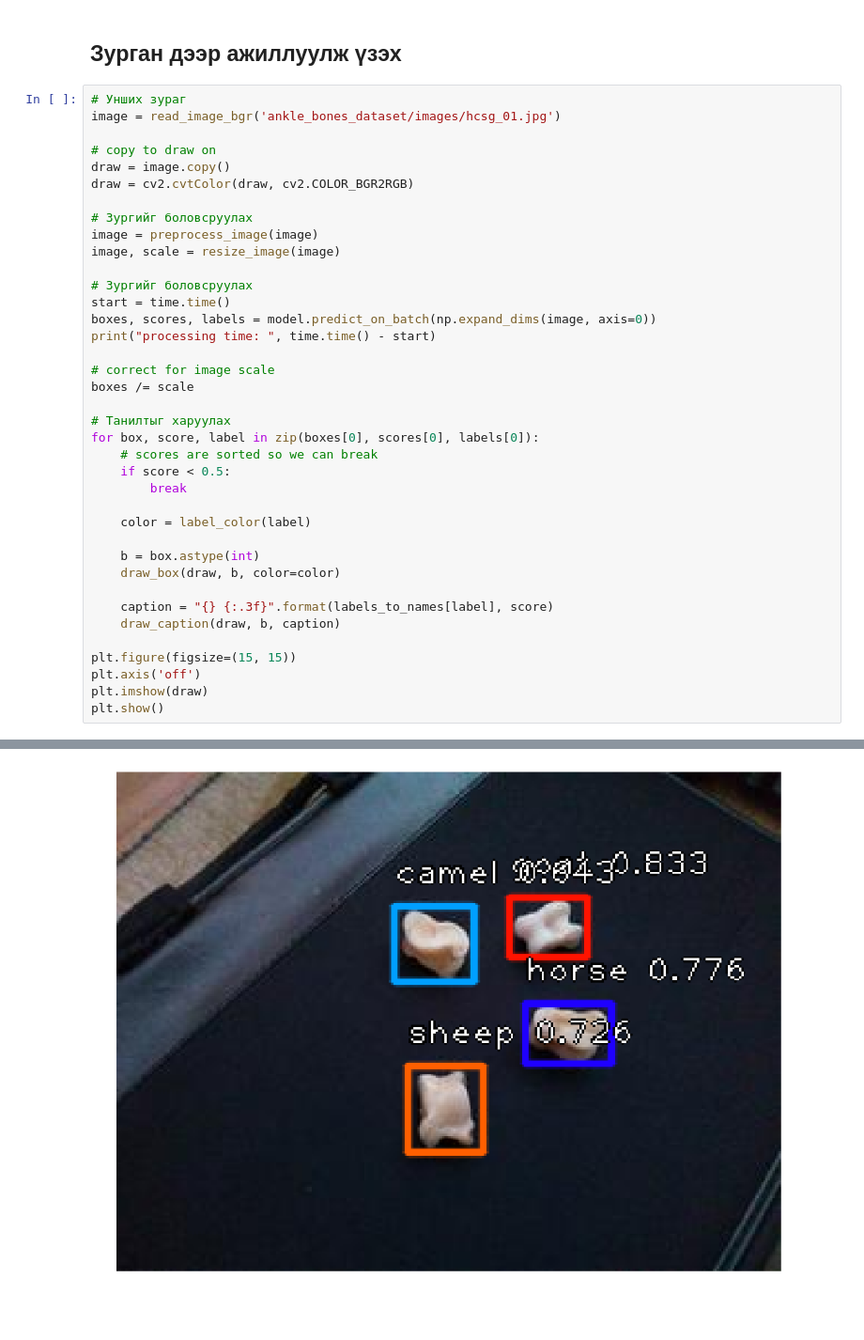
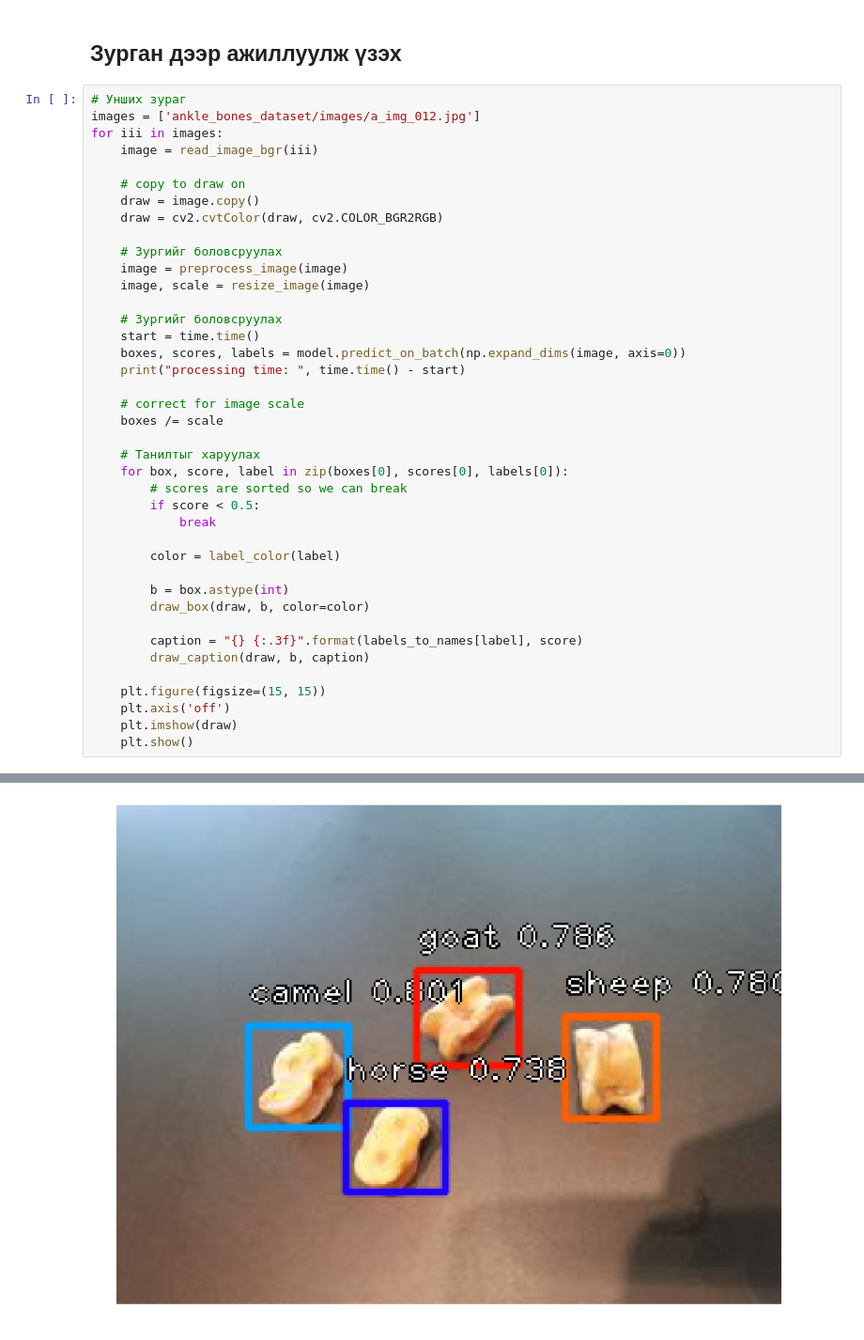
Before and after one commit to bilguun0203/ankle-bone-recognition, a Jupyter notebook: abr_test.ipynb, the cells around one changed output, grey strips where cells are left out. Shown at 94% size. Drawn from its saved outputs; the diff is of its cells as text.

```diff
--- a/abr_test.ipynb
+++ b/abr_test.ipynb
@@ -56,40 +57,42 @@ labels_to_names = {0: 'horse', 1: 'camel', 2: 'sheep', 3: 'goat'}
 ## Зурган дээр ажиллуулж үзэх
 # %%
 # Унших зураг
-image = read_image_bgr('ankle_bones_dataset/images/hcsg_01.jpg')
+images = ['ankle_bones_dataset/images/a_img_012.jpg']
+for iii in images:
+    image = read_image_bgr(iii)
 
-# copy to draw on
-draw = image.copy()
-draw = cv2.cvtColor(draw, cv2.COLOR_BGR2RGB)
+    # copy to draw on
+    draw = image.copy()
+    draw = cv2.cvtColor(draw, cv2.COLOR_BGR2RGB)
 
-# Зургийг боловсруулах
-image = preprocess_image(image)
-image, scale = resize_image(image)
+    # Зургийг боловсруулах
+    image = preprocess_image(image)
+    image, scale = resize_image(image)
 
-# Зургийг боловсруулах
-start = time.time()
-boxes, scores, labels = model.predict_on_batch(np.expand_dims(image, axis=0))
-print("processing time: ", time.time() - start)
+    # Зургийг боловсруулах
+    start = time.time()
+    boxes, scores, labels = model.predict_on_batch(np.expand_dims(image, axis=0))
+    print("processing time: ", time.time() - start)
 
-# correct for image scale
-boxes /= scale
+    # correct for image scale
+    boxes /= scale
 
-# Танилтыг харуулах
-for box, score, label in zip(boxes[0], scores[0], labels[0]):
-    # scores are sorted so we can break
-    if score < 0.5:
-        break
+    # Танилтыг харуулах
+    for box, score, label in zip(boxes[0], scores[0], labels[0]):
+        # scores are sorted so we can break
+        if score < 0.5:
+            break
 
-    color = label_color(label)
+        color = label_color(label)
 
-    b = box.astype(int)
-    draw_box(draw, b, color=color)
+        b = box.astype(int)
+        draw_box(draw, b, color=color)
 
-    caption = "{} {:.3f}".format(labels_to_names[label], score)
-    draw_caption(draw, b, caption)
+        caption = "{} {:.3f}".format(labels_to_names[label], score)
+        draw_caption(draw, b, caption)
 
-plt.figure(figsize=(15, 15))
-plt.axis('off')
-plt.imshow(draw)
-plt.show()
+    plt.figure(figsize=(15, 15))
+    plt.axis('off')
+    plt.imshow(draw)
+    plt.show()
 # %% [output]
@@ -97 +100 @@ processing time:  18.82342553138733
-[figure, old version]
+[figure, new version]
```
Also changed, not shown: parts of 2 cells of this notebook.
